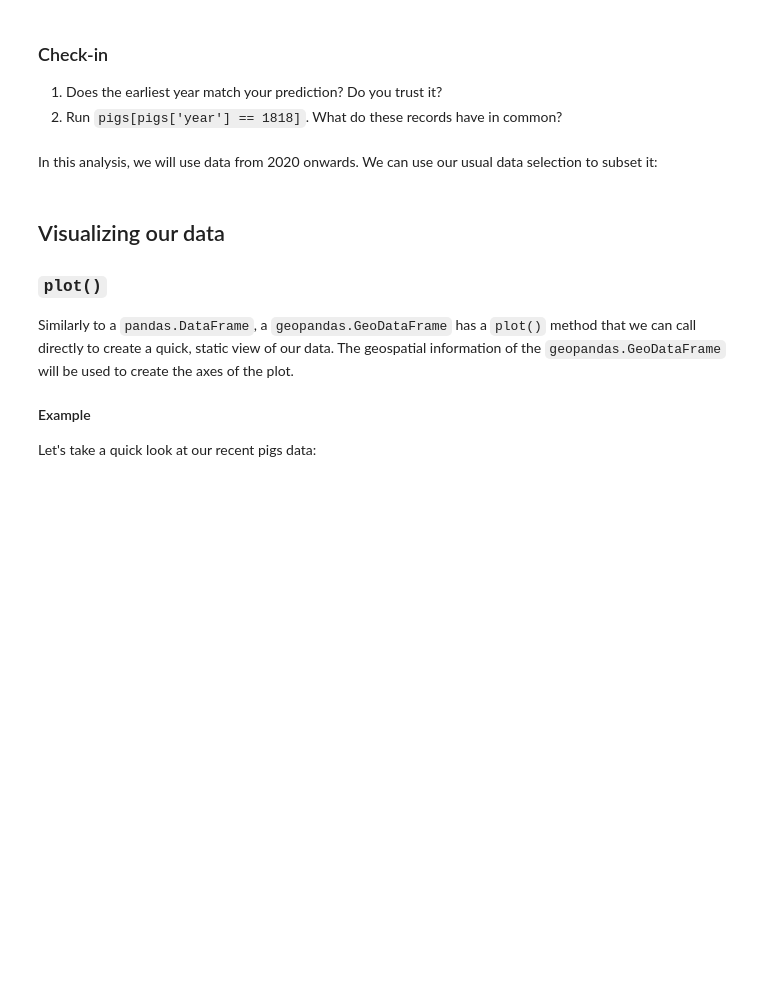
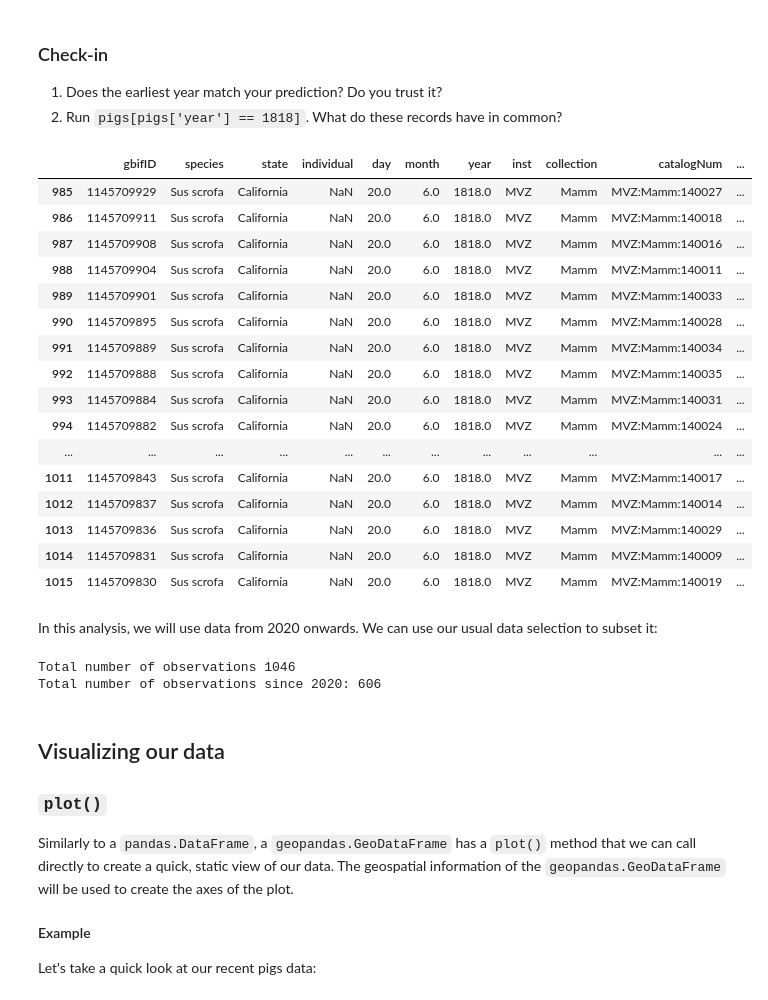
Before and after one commit to Karlavramos/eds220-in-class, a Jupyter notebook: week5/week-5-geopandas-intro-STUDENTS.ipynb, the cells around one changed output. Cells and saved outputs as stored; diff of their text form; code cells hidden in the pictures; blank space fills up the shorter version.

```diff
--- a/week5/week-5-geopandas-intro-STUDENTS.ipynb
+++ b/week5/week-5-geopandas-intro-STUDENTS.ipynb
@@ -183,8 +232,37 @@ Before running the next cell, write down your prediction: when do you expect the
 
 1. Does the earliest year match your prediction? Do you trust it?
 2. Run `pigs[pigs['year'] == 1818]`. What do these records have in common?
+# %%
+pigs[pigs['year'] == 1818]
+# %% [output]
+|  | gbifID | species | state | individual | day | month | year | inst | collection | catalogNum | ... |
+| 985 | 1145709929 | Sus scrofa | California | NaN | 20.0 | 6.0 | 1818.0 | MVZ | Mamm | MVZ:Mamm:140027 | ... |
+| 986 | 1145709911 | Sus scrofa | California | NaN | 20.0 | 6.0 | 1818.0 | MVZ | Mamm | MVZ:Mamm:140018 | ... |
+| 987 | 1145709908 | Sus scrofa | California | NaN | 20.0 | 6.0 | 1818.0 | MVZ | Mamm | MVZ:Mamm:140016 | ... |
+| 988 | 1145709904 | Sus scrofa | California | NaN | 20.0 | 6.0 | 1818.0 | MVZ | Mamm | MVZ:Mamm:140011 | ... |
+| 989 | 1145709901 | Sus scrofa | California | NaN | 20.0 | 6.0 | 1818.0 | MVZ | Mamm | MVZ:Mamm:140033 | ... |
+| 990 | 1145709895 | Sus scrofa | California | NaN | 20.0 | 6.0 | 1818.0 | MVZ | Mamm | MVZ:Mamm:140028 | ... |
+| 991 | 1145709889 | Sus scrofa | California | NaN | 20.0 | 6.0 | 1818.0 | MVZ | Mamm | MVZ:Mamm:140034 | ... |
+| 992 | 1145709888 | Sus scrofa | California | NaN | 20.0 | 6.0 | 1818.0 | MVZ | Mamm | MVZ:Mamm:140035 | ... |
+| 993 | 1145709884 | Sus scrofa | California | NaN | 20.0 | 6.0 | 1818.0 | MVZ | Mamm | MVZ:Mamm:140031 | ... |
+| 994 | 1145709882 | Sus scrofa | California | NaN | 20.0 | 6.0 | 1818.0 | MVZ | Mamm | MVZ:Mamm:140024 | ... |
+| ... | ... | ... | ... | ... | ... | ... | ... | ... | ... | ... | ... |
+| 1011 | 1145709843 | Sus scrofa | California | NaN | 20.0 | 6.0 | 1818.0 | MVZ | Mamm | MVZ:Mamm:140017 | ... |
+| 1012 | 1145709837 | Sus scrofa | California | NaN | 20.0 | 6.0 | 1818.0 | MVZ | Mamm | MVZ:Mamm:140014 | ... |
+| 1013 | 1145709836 | Sus scrofa | California | NaN | 20.0 | 6.0 | 1818.0 | MVZ | Mamm | MVZ:Mamm:140029 | ... |
+| 1014 | 1145709831 | Sus scrofa | California | NaN | 20.0 | 6.0 | 1818.0 | MVZ | Mamm | MVZ:Mamm:140009 | ... |
+| 1015 | 1145709830 | Sus scrofa | California | NaN | 20.0 | 6.0 | 1818.0 | MVZ | Mamm | MVZ:Mamm:140019 | ... |
 # %% [markdown]
 In this analysis, we will use data from 2020 onwards. We can use our usual data selection to subset it:
+# %%
+pigs_recent= pigs[pigs['year'] >= 2020]
+
+print('Total number of observations', len(pigs))
+
+print('Total number of observations since 2020:', len(pigs_recent))
+# %% [output]
+Total number of observations 1046
+Total number of observations since 2020: 606
 # %% [markdown]
 ## Visualizing our data
 
```
Also changed, not shown: parts of 6 cells of this notebook.
